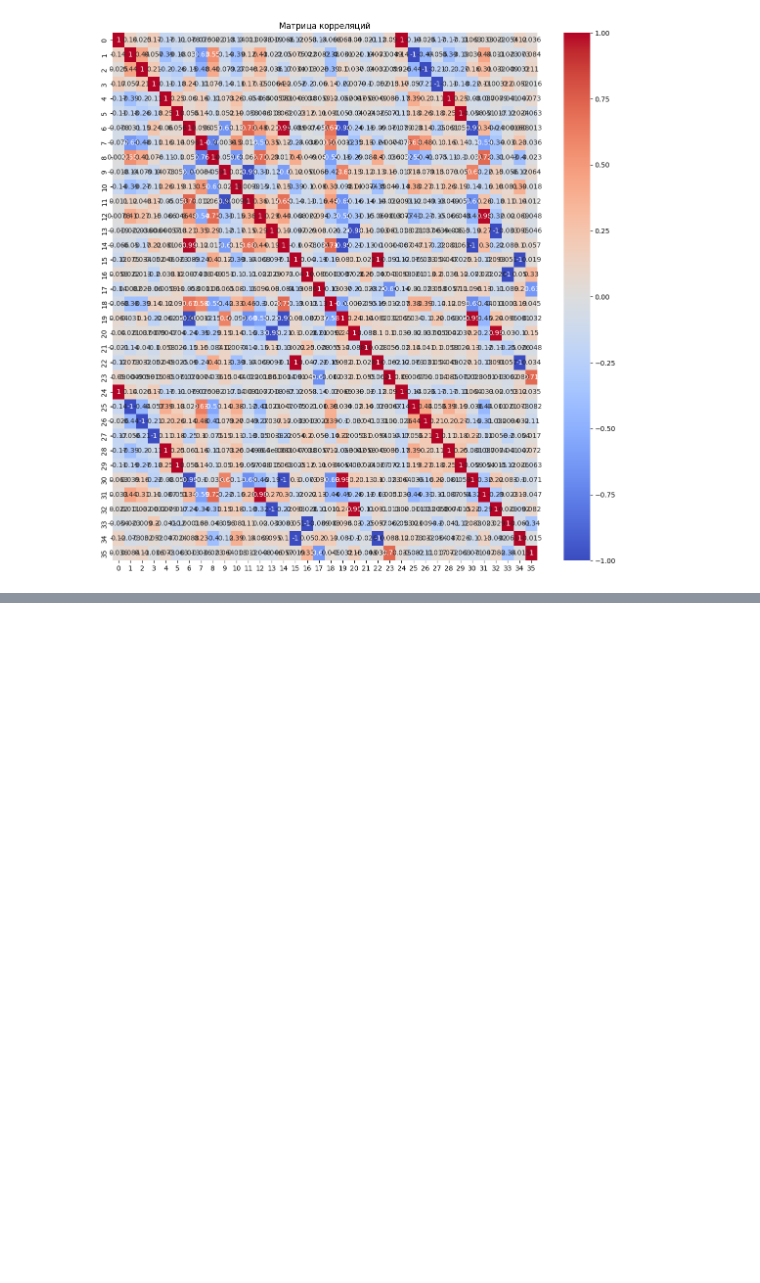
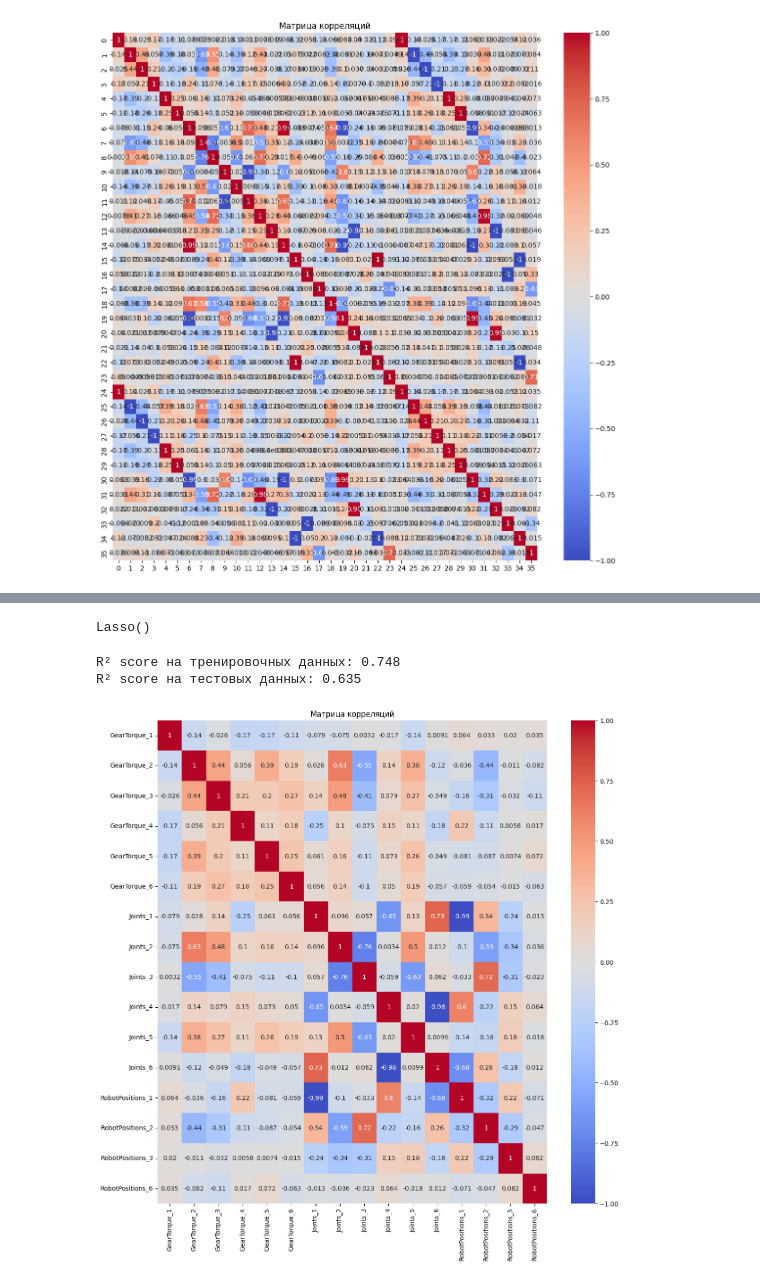
Before and after one commit to sohagutoro/neural_robotics, a Jupyter notebook: notebook/work_in_progress.ipynb, the cells around one changed output, grey strips where cells are left out. Drawn from its saved outputs; the diff is of its cells as text; code cells hidden in the pictures; blank space fills up the shorter version.

Commit message:
some attempts to fit the model

```diff
--- a/notebook/work_in_progress.ipynb
+++ b/notebook/work_in_progress.ipynb
@@ -214,10 +221,10 @@ def combine_files_with_index_check(folders, target_files, output_file=None):
             try:
                 # Горизонтальное объединение (6 колонок из каждого файла)
                 combined = pd.concat([
-                    folder_data['DriveTorque.txt'],
+                    # folder_data['DriveTorque.txt'],
                     folder_data['GearTorque.txt'],
-                    folder_data['Joints.txt']
-                    folder_dtat['RobotPositions.txt']
+                    folder_data['Joints.txt'],
+                    folder_data['RobotPositions.txt'],
                     folder_data['MeasuredPositionsLeica.txt']
                 ], axis=1)
 
@@ -228,7 +235,7 @@ def combine_files_with_index_check(folders, target_files, output_file=None):
                 #     continue
 
                 # Добавляем метку папки (19-я колонка)
-                combined['source_folder'] = os.path.basename(folder.rstrip('/'))
+                # combined['source_folder'] = os.path.basename(folder.rstrip('/'))
 
                 # Добавляем к итоговому датафрейму
                 final_df = pd.concat([final_df, combined], axis=0)
@@ -241,10 +248,12 @@ def combine_files_with_index_check(folders, target_files, output_file=None):
     # Генерация имен колонок
     if not final_df.empty:
         column_names = (
-            [f'DriveTorque_{i}' for i in range(1, 7)] +
+            # [f'DriveTorque_{i}' for i in range(1, 7)] +
             [f'GearTorque_{i}' for i in range(1, 7)] +
             [f'Joints_{i}' for i in range(1, 7)] +
-            ['source_folder']
+            [f'RobotPositions_{i}' for i in range(1, 7)] +
+            [f'MeasuredPositionsLeica_{i}' for i in range(1, 7)]
+            # +['source_folder']
         )
 
         final_df.columns = column_names
@@ -266,12 +275,13 @@ def combine_files_with_index_check(folders, target_files, output_file=None):
     return final_df
 
 # Конфигурация
-target_files = ['DriveTorque.txt', 'GearTorque.txt', 'Joints.txt', 'RobotPositions.txt', 'MeasuredPositionsLeica.txt']
+target_files = ['GearTorque.txt', 'Joints.txt', 'RobotPositions.txt', 'MeasuredPositionsLeica.txt']
 folders = [
-    '../data/collect800Points100-20-110/',
-    '../data/calibF/',
-    '../data/robLocate/',
-    '../data/spiraltestS/'
+    # '../calibS-1/'
+    '../data/collect800Points100-20-110/'
+    # '../data/calibF/',
+    # '../data/robLocate/',
+    # '../data/spiraltestS/'
 ]
 
 # Запуск обработки
@@ -280,11 +290,4 @@ result = combine_files_with_index_check(
     target_files=target_files,
     output_file='combined_results.csv'
 )
-
-# Пример вывода
-if not result.empty:
-    print("\nПервые 5 строк результата:")
-    print(result.head())
-    print("\nИмена колонок:")
-    print(list(result.columns))
 # %% [output]
@@ -308,0 +301,3 @@ if not result.empty:
+# %%
+result2 = result.drop(result.columns[-6:],axis=1)
+result2 = result2.drop(['RobotPositions_4','RobotPositions_5'],axis=1)
@@ -308,0 +330,34 @@ if not result.empty:
+# %%
+from sklearn.linear_model import Lasso
+
+X_train = train_df.iloc[:, :11]
+y_train = train_df.iloc[:, 12:17]
+
+X_test = test_df.iloc[:, :11]
+y_test = test_df.iloc[:, 12:17]
+
+model = Lasso()
+model.fit(X_train, y_train)
+# %% [output]
+Lasso()
+# %%
+train_score = model.score(X_train, y_train)
+test_score = model.score(X_test, y_test)
+
+print(f"R² score на тренировочных данных: {train_score:.3f}")
+print(f"R² score на тестовых данных: {test_score:.3f}")
+# %% [output]
+R² score на тренировочных данных: 0.748
+R² score на тестовых данных: 0.635
+# %%
+
+import seaborn as sns
+import matplotlib.pyplot as plt
+
+corr_matrix = result2.corr()
+plt.figure(figsize=(14, 14))
+sns.heatmap(corr_matrix, annot=True, cmap='coolwarm', vmin=-1, vmax=1)
+plt.title("Матрица корреляций")
+plt.show()
+# %% [output]
+[figure, added]
```
Also changed, not shown: parts of 19 cells of this notebook.
